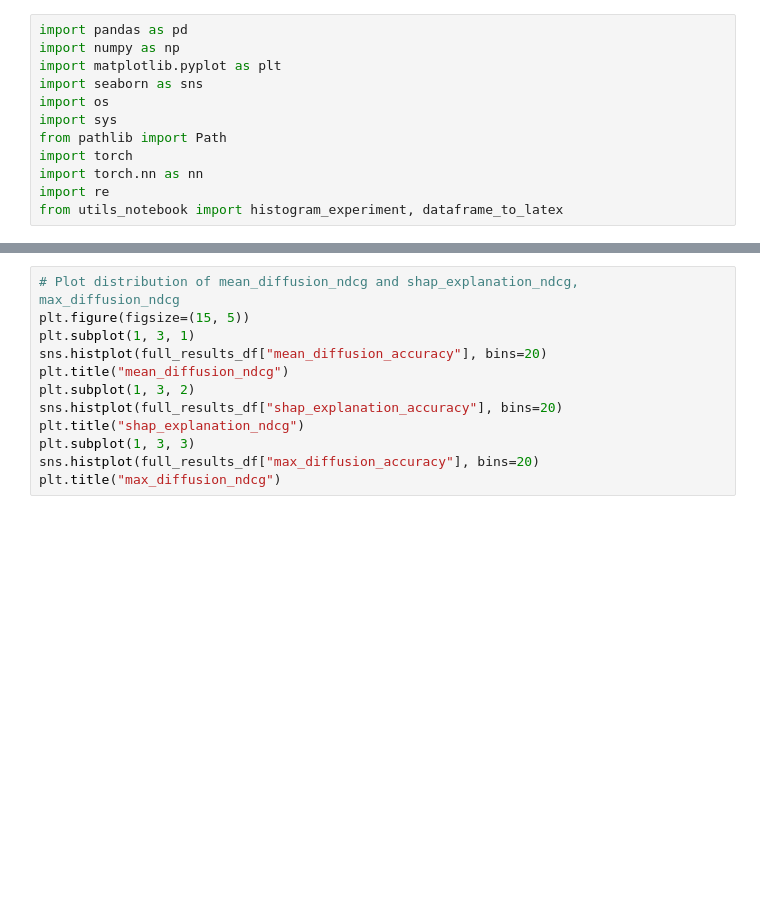
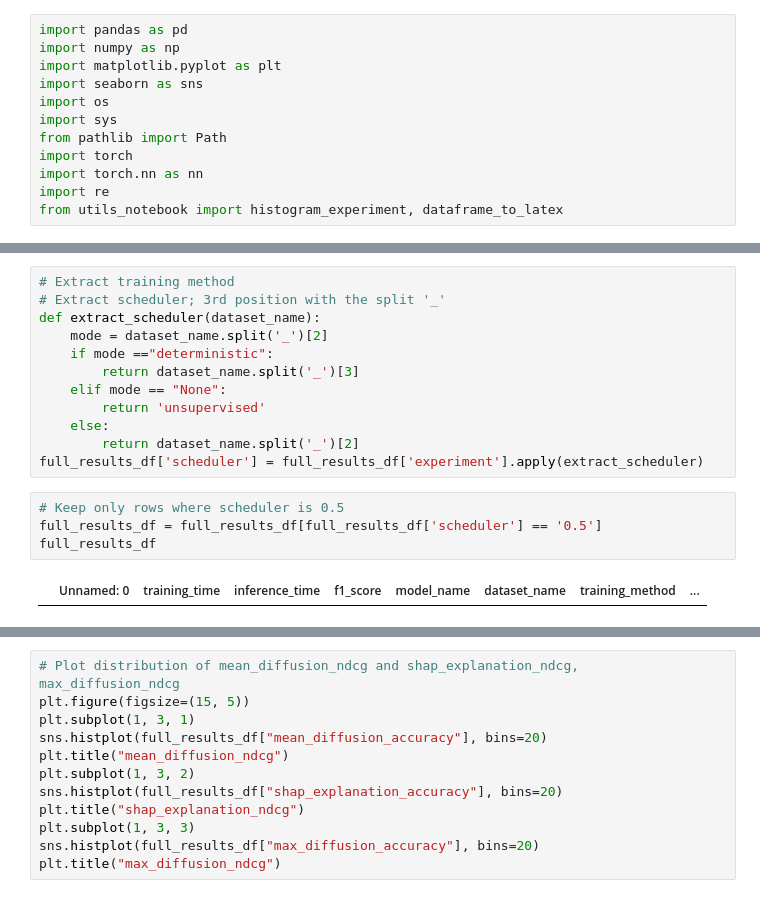
Before and after one commit to ElouanV/iterative_learning_for_anomaly_detection, a Jupyter notebook: notebooks/read_explainability_results.ipynb, the cells around one changed output, grey strips where cells are left out. Drawn from its saved outputs; the diff is of its cells as text; blank space fills up the shorter version.

```diff
--- a/notebooks/read_explainability_results.ipynb
+++ b/notebooks/read_explainability_results.ipynb
@@ -40,0 +64,18 @@ Error loading ../results/all_db_all_training/DTEC_unsupervised_None_s0_T400_bins
+# %%
+# Extract training method
+# Extract scheduler; 3rd position with the split '_'
+def extract_scheduler(dataset_name):
+    mode = dataset_name.split('_')[2]
+    if mode =="deterministic":
+        return dataset_name.split('_')[3]
+    elif mode == "None":
+        return 'unsupervised'
+    else:
+        return dataset_name.split('_')[2]
+full_results_df['scheduler'] = full_results_df['experiment'].apply(extract_scheduler)
+# %%
+# Keep only rows where scheduler is 0.5
+full_results_df = full_results_df[full_results_df['scheduler'] == '0.5']
+full_results_df
+# %% [output]
+|  | Unnamed: 0 | training_time | inference_time | f1_score | model_name | dataset_name | training_method | ... |
```
Also changed, not shown: parts of 12 cells of this notebook.
